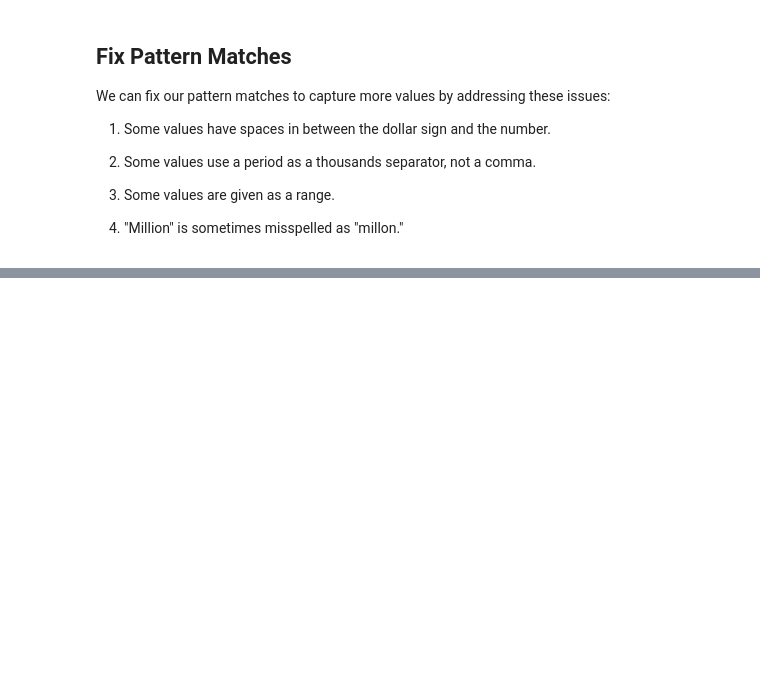
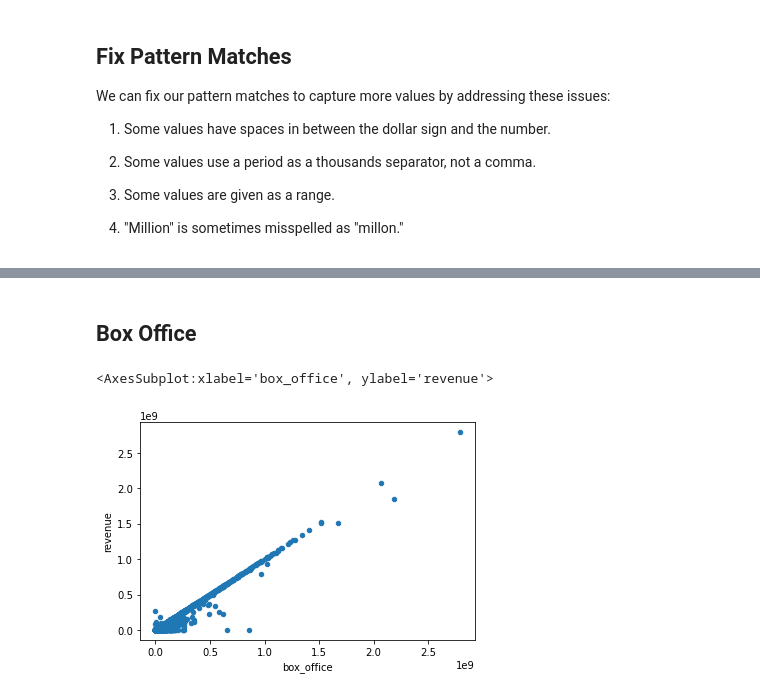
Before and after one commit to wonhee3472/Movies-ETL, a Jupyter notebook: Movielens Extract.ipynb, the cells around one changed output, grey strips where cells are left out. Saved outputs shown, nothing was run; the diff lists cells and outputs as text; code cells hidden in the pictures; blank space fills up the shorter version.

```diff
--- a/Movielens Extract.ipynb
+++ b/Movielens Extract.ipynb
@@ -1134,0 +1239,8 @@ Name: rating, dtype: float64
+# %% [markdown]
+## Box Office
+# %%
+#box_office and revenue are also numeric, so we can proceed with another scatter plot
+movies_df.fillna(0).plot(x='box_office', y='revenue', kind='scatter')
+# %% [output]
+<AxesSubplot:xlabel='box_office', ylabel='revenue'>
+[figure, added]
```
Also changed, not shown: parts of 126 cells of this notebook.
